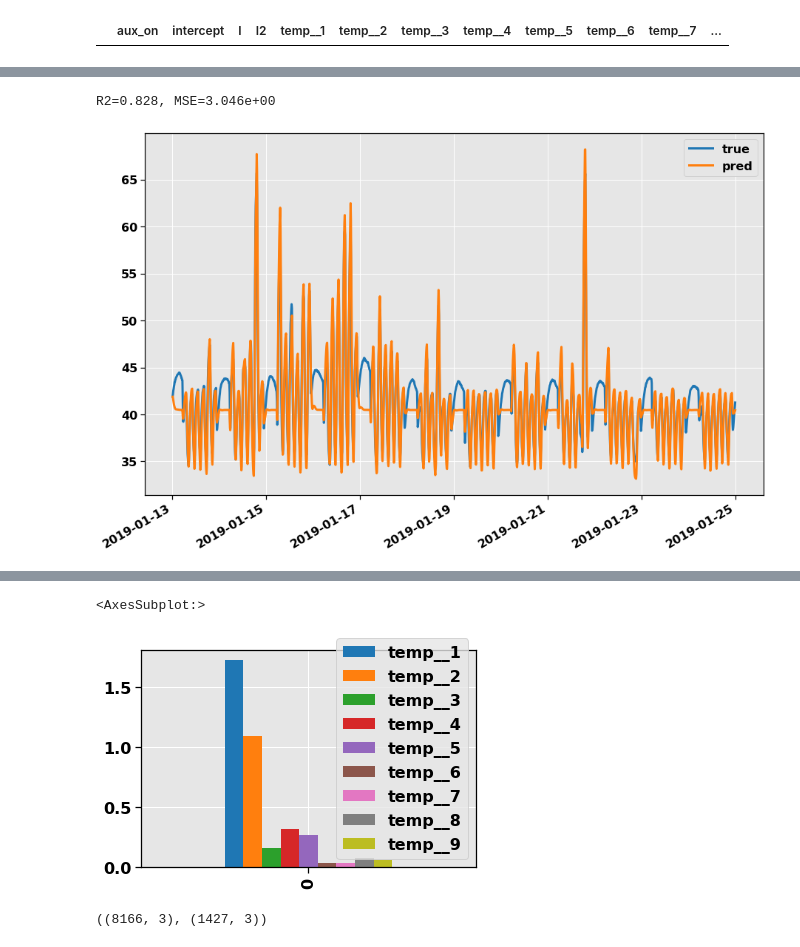
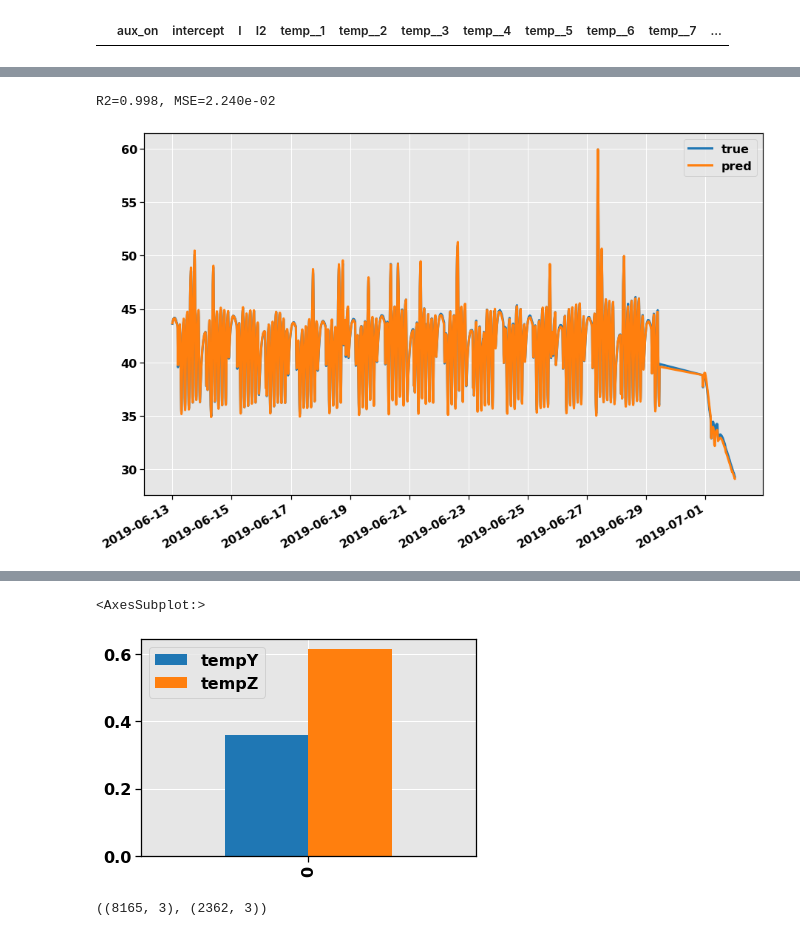
Before and after one commit to fonstelien/FYS-STK4155, a Jupyter notebook: project3/source/project3.ipynb, the cells around one changed output, grey strips where cells are left out. Drawn from its saved outputs; the diff is of its cells as text; code cells hidden in the pictures.

Commit message:
dataset section done

```diff
--- a/project3/source/project3.ipynb
+++ b/project3/source/project3.ipynb
@@ -36,11 +37,11 @@ plt.rc('figure', titlesize=LARGE)  # fontsize of the figure title
 
 COLORS = plt.rcParams['axes.prop_cycle'].by_key()['color']
 # %%
-temperatureX = utils.parse_file('data/pcu1/Supply trafo A winding 2U temp.csv', 'tempX')
-temperatureY = utils.parse_file('data/pcu1/Supply trafo A winding 2V temp.csv', 'tempY')
-temperatureZ = utils.parse_file('data/pcu1/Supply trafo A winding 2W temp.csv', 'tempZ')
+temperatureX = utils.parse_file('data/pcu1/Supply trafo B winding 2U temp.csv', 'tempX')
+temperatureY = utils.parse_file('data/pcu1/Supply trafo B winding 2V temp.csv', 'tempY')
+temperatureZ = utils.parse_file('data/pcu1/Supply trafo B winding 2W temp.csv', 'tempZ')
 auxiliaries = utils.parse_file('data/pcu1/AUX ON from PCU.csv', 'aux_on')
-current = utils.parse_file('data/pt1/i1.csv', 'I')
+current = utils.parse_file('data/pt2/i1.csv', 'I')
 # %%
 fig, axes = plt.subplots(nrows=3, ncols=1, figsize=(15,10), sharex=True)
 fig.suptitle('Transformer Winding Temperature, Current and Cooling Fan Status over Time', fontsize=LARGE)
@@ -99,6 +95,6 @@ X.head(0)
 # %% [output]
 |  | aux_on | intercept | I | I2 | temp__1 | temp__2 | temp__3 | temp__4 | temp__5 | temp__6 | temp__7 | ... |
 # %%
-X, y = ar.prep_current_temp_model_dataset(auxiliaries, current, temperatureX, temperature, temperatureY, 0)
+X, y = ar.prep_current_temp_model_dataset(auxiliaries, current, temperatureX, temperatureY, temperatureZ, 0)
 X.head(1)
 # %% [output]
@@ -122,34 +133,34 @@ t0
 start = None
 end = '2018-08-01 00:00:00'
 X_train, y_train = X[start:end].copy(), y[start:end].copy()
 
-start='2019-01-13 00:00:00'
-end='2019-01-25 00:00:00'
+start='2019-06-13 00:00:00'
+end='2019-07-02 00:00:00'
 
 #start='2018-07-05 00:00:00'
 #end='2018-07-15 00:00:00'
 X_test, y_test = X[start:end].copy(), y[start:end].copy()
 
 #X_train, X_test = ar.scale(X_train, X_test, cols=['I', 'I2', 'tempX', 'tempY', 'temp__1'])
 
 coeffs = ar.ols(X_train, y_train)
 
 t0 = y_test['tempX'][0]
 y_pred = ar.evaluate(coeffs, X_test, t0)
 
 fig, axes = plt.subplots(nrows=1, ncols=1, figsize=(15,10))
 ax = axes
 
 y_test.plot(ax=ax)
 y_pred.plot(ax=ax)
 
 r2 = skl.metrics.r2_score(y_test, y_pred)
 mse = skl.metrics.mean_squared_error(y_test, y_pred)
 print(f'R2={r2:.3f}, MSE={mse:.3e}')
 
 ax.legend(['true', 'pred'])
 plt.show()
 coeffs
 # %% [output]
-R2=0.828, MSE=3.046e+00
+R2=0.998, MSE=2.240e-02
-[figure, old version]
+[figure, new version]
@@ -159,7 +170,7 @@ R2=0.828, MSE=3.046e+00
 abs(coeffs).iloc[:,4:].plot.bar()
 # %% [output]
 <AxesSubplot:>
-[figure, old version]
+[figure, new version]
 # %%
 def reshape(X, y, batch_size):
     n, p = X.shape
@@ -183,19 +194,19 @@ X, y = nn.prep_current_model_dataset(auxiliaries, current, temperatureX)
 # %%
 start=None
 end='2018-08-01 00:00:00'
-X_train, y_train = X[start:end].to_numpy(), y[start:end].to_numpy()
+X_train, y_train = X[start:end].to_numpy().copy(), y[start:end].to_numpy().copy()
 n, p = X_train.shape
 
-start='2019-01-13 00:00:00'
-end='2019-01-25 00:00:00'
+start='2019-06-13 00:00:00'
+end='2019-07-01 00:00:00'
 
 #start='2018-07-05 00:00:00'
 #end='2018-07-15 00:00:00'
 
-X_test, y_test = X[start:end].to_numpy(), y[start:end].to_numpy()
+X_test, y_test = X[start:end].to_numpy().copy(), y[start:end].to_numpy().copy()
 X_train.shape, X_test.shape
 # %% [output]
-((8166, 3), (1427, 3))
+((8165, 3), (2362, 3))
 # %%
 scaler = skl.preprocessing.MinMaxScaler()
 scaler.fit(X_train)
```
Also changed, not shown: parts of 15 cells of this notebook, 2 other files.
